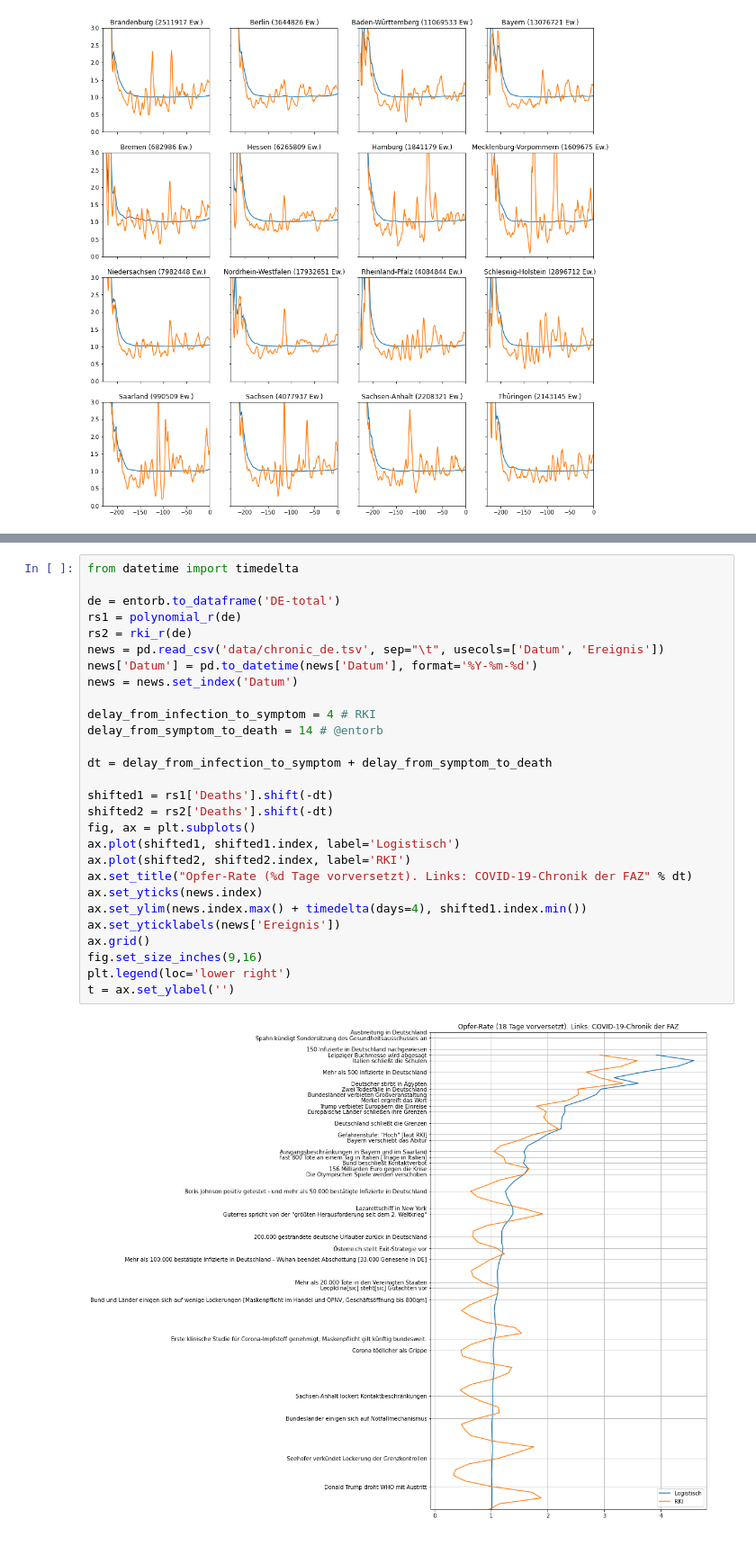
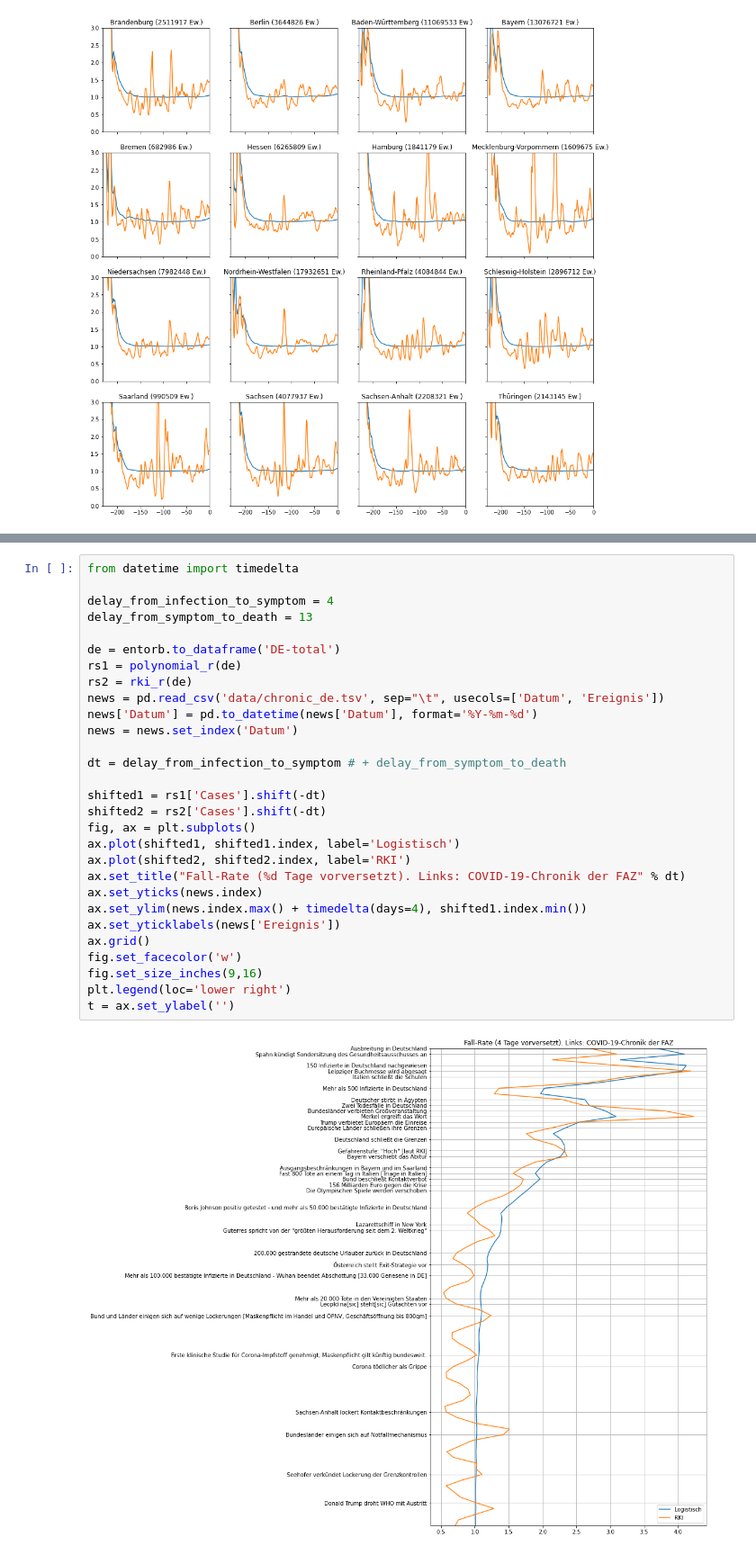
Before and after one commit to pschwede/covid19plots, a Jupyter notebook: repro.ipynb, the cells around one changed output, grey strips where cells are left out. Shown at 90% size. Drawn from its saved outputs; the diff is of its cells as text.

```diff
--- a/repro.ipynb
+++ b/repro.ipynb
@@ -203,30 +203,31 @@ current_r.sort_values('RKI').plot(kind='barh',
 # %%
 from datetime import timedelta
+
+delay_from_infection_to_symptom = 4
+delay_from_symptom_to_death = 13
 
 de = entorb.to_dataframe('DE-total')
 rs1 = polynomial_r(de)
 rs2 = rki_r(de)
 news = pd.read_csv('data/chronic_de.tsv', sep="\t", usecols=['Datum', 'Ereignis'])
 news['Datum'] = pd.to_datetime(news['Datum'], format='%Y-%m-%d')
 news = news.set_index('Datum')
 
-delay_from_infection_to_symptom = 4 # RKI
-delay_from_symptom_to_death = 14 # @entorb
+dt = delay_from_infection_to_symptom # + delay_from_symptom_to_death
 
-dt = delay_from_infection_to_symptom + delay_from_symptom_to_death
-
-shifted1 = rs1['Deaths'].shift(-dt)
-shifted2 = rs2['Deaths'].shift(-dt)
+shifted1 = rs1['Cases'].shift(-dt)
+shifted2 = rs2['Cases'].shift(-dt)
 fig, ax = plt.subplots()
 ax.plot(shifted1, shifted1.index, label='Logistisch')
 ax.plot(shifted2, shifted2.index, label='RKI')
-ax.set_title("Opfer-Rate (%d Tage vorversetzt). Links: COVID-19-Chronik der FAZ" % dt)
+ax.set_title("Fall-Rate (%d Tage vorversetzt). Links: COVID-19-Chronik der FAZ" % dt)
 ax.set_yticks(news.index)
 ax.set_ylim(news.index.max() + timedelta(days=4), shifted1.index.min())
 ax.set_yticklabels(news['Ereignis'])
 ax.grid()
+fig.set_facecolor('w')
 fig.set_size_inches(9,16)
 plt.legend(loc='lower right')
 t = ax.set_ylabel('')
 # %% [output]
-[figure, old version]
+[figure, new version]
```
Also changed, not shown: parts of 5 cells of this notebook, 8 other files.
